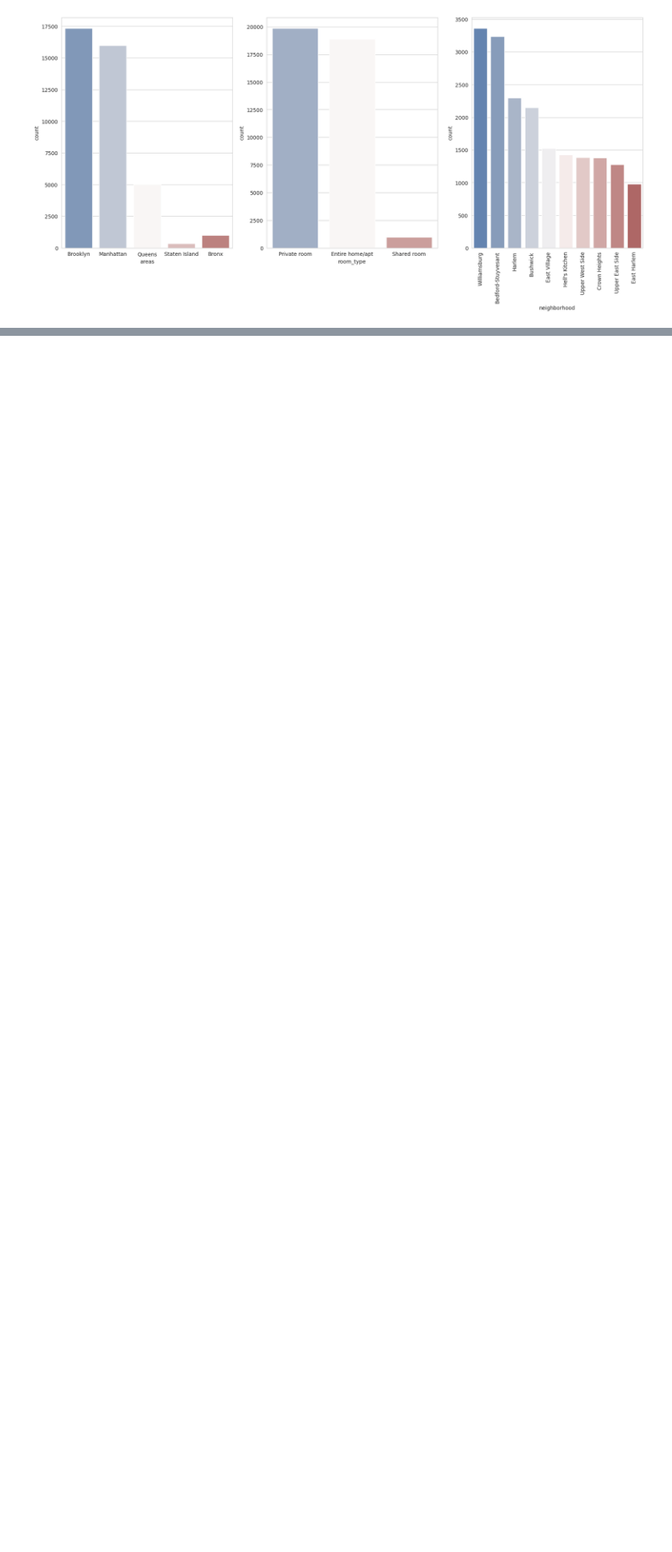
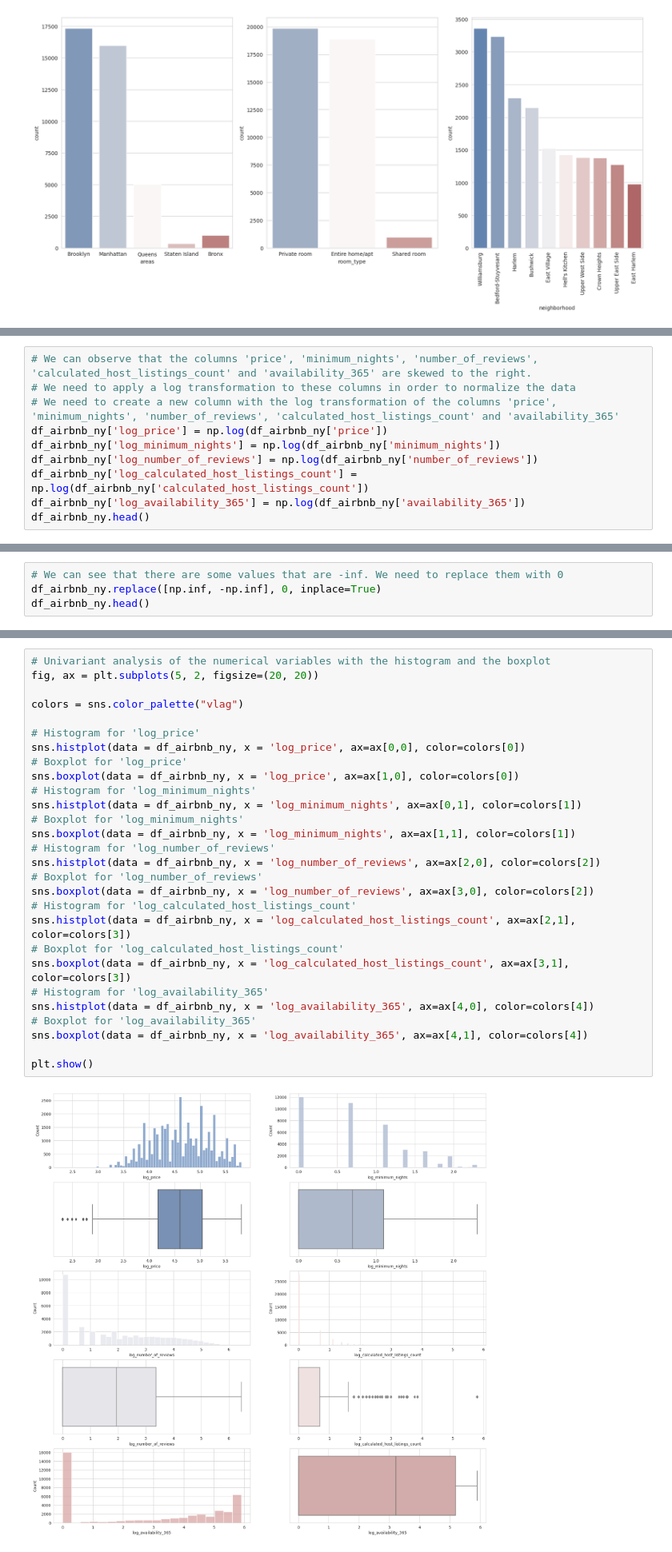
Before and after one commit to fevc08/new_york_city_airbnb_eda, a Jupyter notebook: src/explore.ipynb, the cells around one changed output, grey strips where cells are left out. Shown at 80% size. Cells and saved outputs as stored; diff of their text form; blank space fills up the shorter version.

```diff
--- a/src/explore.ipynb
+++ b/src/explore.ipynb
@@ -228,0 +233,10 @@ plt.show()
+# %%
+# We can observe that the columns 'price', 'minimum_nights', 'number_of_reviews', 'calculated_host_listings_count' and 'availability_365' are skewed to the right.
+# We need to apply a log transformation to these columns in order to normalize the data
+# We need to create a new column with the log transformation of the columns 'price', 'minimum_nights', 'number_of_reviews', 'calculated_host_listings_count' and 'availability_365'
+df_airbnb_ny['log_price'] = np.log(df_airbnb_ny['price'])
+df_airbnb_ny['log_minimum_nights'] = np.log(df_airbnb_ny['minimum_nights'])
+df_airbnb_ny['log_number_of_reviews'] = np.log(df_airbnb_ny['number_of_reviews'])
+df_airbnb_ny['log_calculated_host_listings_count'] = np.log(df_airbnb_ny['calculated_host_listings_count'])
+df_airbnb_ny['log_availability_365'] = np.log(df_airbnb_ny['availability_365'])
+df_airbnb_ny.head()
@@ -228,0 +250,4 @@ plt.show()
+# %%
+# We can see that there are some values that are -inf. We need to replace them with 0
+df_airbnb_ny.replace([np.inf, -np.inf], 0, inplace=True)
+df_airbnb_ny.head()
@@ -228,0 +261,30 @@ plt.show()
+# %%
+# Univariant analysis of the numerical variables with the histogram and the boxplot
+fig, ax = plt.subplots(5, 2, figsize=(20, 20))
+
+colors = sns.color_palette("vlag")
+
+# Histogram for 'log_price'
+sns.histplot(data = df_airbnb_ny, x = 'log_price', ax=ax[0,0], color=colors[0])
+# Boxplot for 'log_price'
+sns.boxplot(data = df_airbnb_ny, x = 'log_price', ax=ax[1,0], color=colors[0])
+# Histogram for 'log_minimum_nights'
+sns.histplot(data = df_airbnb_ny, x = 'log_minimum_nights', ax=ax[0,1], color=colors[1])
+# Boxplot for 'log_minimum_nights'
+sns.boxplot(data = df_airbnb_ny, x = 'log_minimum_nights', ax=ax[1,1], color=colors[1])
+# Histogram for 'log_number_of_reviews'
+sns.histplot(data = df_airbnb_ny, x = 'log_number_of_reviews', ax=ax[2,0], color=colors[2])
+# Boxplot for 'log_number_of_reviews'
+sns.boxplot(data = df_airbnb_ny, x = 'log_number_of_reviews', ax=ax[3,0], color=colors[2])
+# Histogram for 'log_calculated_host_listings_count'
+sns.histplot(data = df_airbnb_ny, x = 'log_calculated_host_listings_count', ax=ax[2,1], color=colors[3])
+# Boxplot for 'log_calculated_host_listings_count'
+sns.boxplot(data = df_airbnb_ny, x = 'log_calculated_host_listings_count', ax=ax[3,1], color=colors[3])
+# Histogram for 'log_availability_365'
+sns.histplot(data = df_airbnb_ny, x = 'log_availability_365', ax=ax[4,0], color=colors[4])
+# Boxplot for 'log_availability_365'
+sns.boxplot(data = df_airbnb_ny, x = 'log_availability_365', ax=ax[4,1], color=colors[4])
+
+plt.show()
+# %% [output]
+[figure, added]
```
Also changed, not shown: parts of 6 cells of this notebook.
